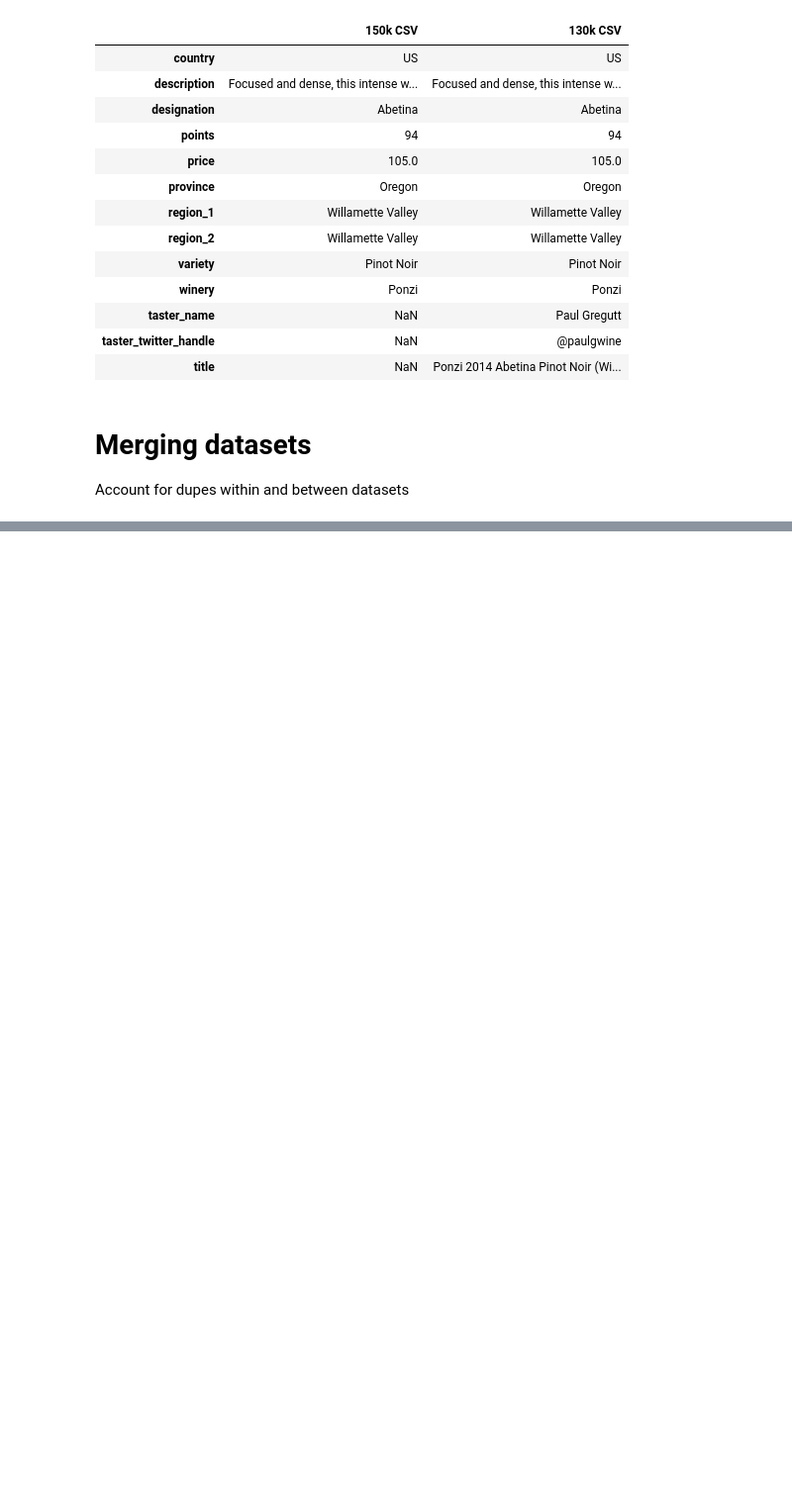
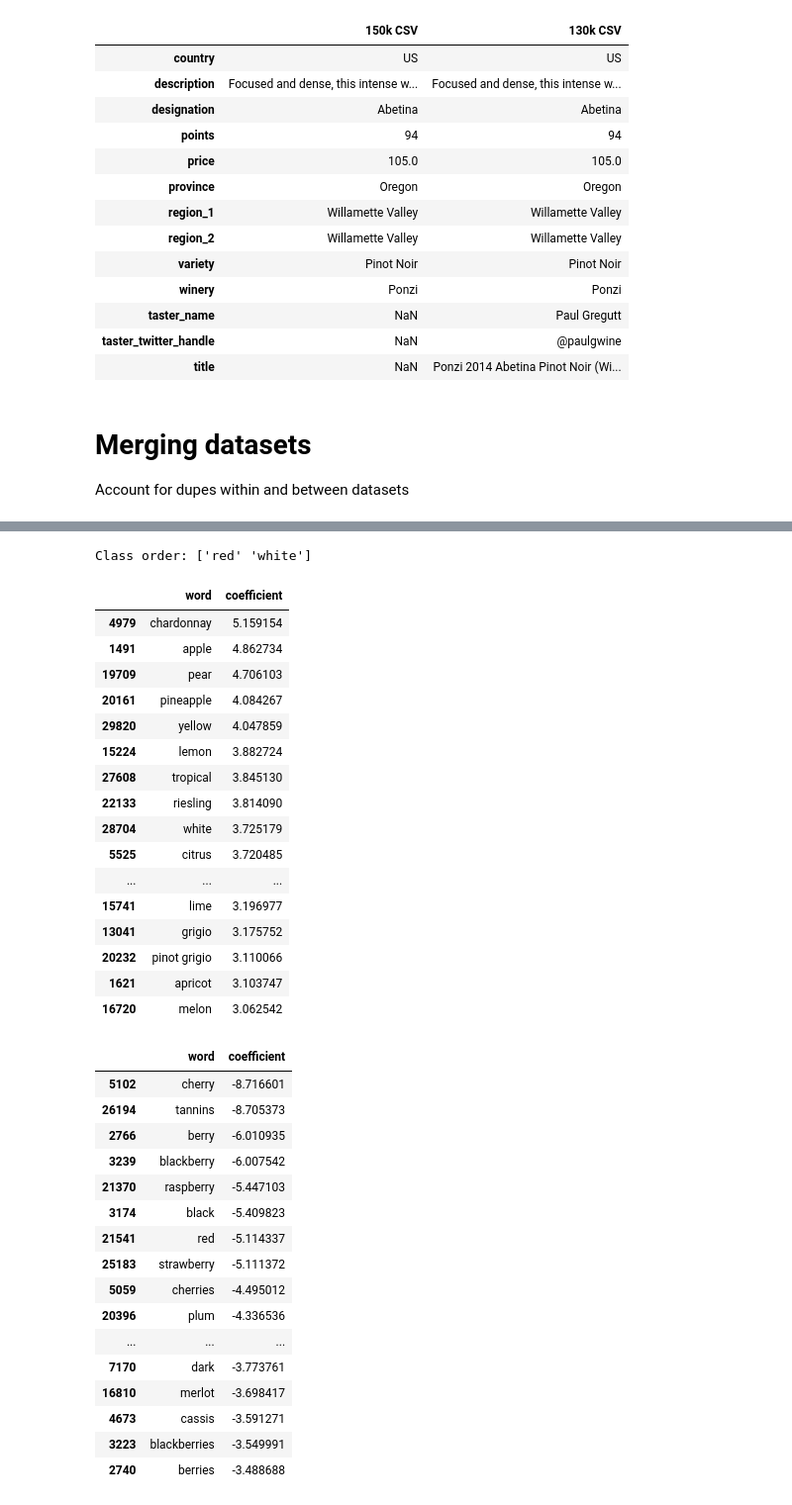
Before and after one commit to Dilraj112358/4401project3, a Jupyter notebook: minh_eda.ipynb, the cells around one changed output, grey strips where cells are left out. Shown at 99% size. Cells and saved outputs as stored; diff of their text form; code cells hidden in the pictures; blank space fills up the shorter version.

```diff
--- a/minh_eda.ipynb
+++ b/minh_eda.ipynb
@@ -336,0 +460,66 @@ combined_clean.to_parquet("df_combined.parquet", index=False)
+# %%
+import numpy as np
+import pandas as pd
+
+# Extract TF-IDF feature names and SVM coefficients
+tfidf = svm_model.named_steps["tfidf"]
+svm = svm_model.named_steps["svm"]
+
+feature_names = tfidf.get_feature_names_out()
+coefficients = svm.coef_[0]
+
+# Check which class positive coefficients represent
+print("Class order:", svm.classes_)
+
+# Positive coefficients correspond to classes_[1]
+# Negative coefficients correspond to classes_[0]
+feature_importance = pd.DataFrame({
+    "word": feature_names,
+    "coefficient": coefficients
+})
+
+# Top 20 words associated with white wines
+top_white = feature_importance.nlargest(20, "coefficient")
+
+# Top 20 words associated with red wines
+top_red = feature_importance.nsmallest(20, "coefficient")
+
+# Assumes svm.classes_ = ['red', 'white']
+display(top_white)
+display(top_red)
+# %% [output]
+Class order: ['red' 'white']
+|  | word | coefficient |
+| 4979 | chardonnay | 5.159154 |
+| 1491 | apple | 4.862734 |
+| 19709 | pear | 4.706103 |
+| 20161 | pineapple | 4.084267 |
+| 29820 | yellow | 4.047859 |
+| 15224 | lemon | 3.882724 |
+| 27608 | tropical | 3.845130 |
+| 22133 | riesling | 3.814090 |
+| 28704 | white | 3.725179 |
+| 5525 | citrus | 3.720485 |
+| ... | ... | ... |
+| 15741 | lime | 3.196977 |
+| 13041 | grigio | 3.175752 |
+| 20232 | pinot grigio | 3.110066 |
+| 1621 | apricot | 3.103747 |
+| 16720 | melon | 3.062542 |
+|  | word | coefficient |
+| 5102 | cherry | -8.716601 |
+| 26194 | tannins | -8.705373 |
+| 2766 | berry | -6.010935 |
+| 3239 | blackberry | -6.007542 |
+| 21370 | raspberry | -5.447103 |
+| 3174 | black | -5.409823 |
+| 21541 | red | -5.114337 |
+| 25183 | strawberry | -5.111372 |
+| 5059 | cherries | -4.495012 |
+| 20396 | plum | -4.336536 |
+| ... | ... | ... |
+| 7170 | dark | -3.773761 |
+| 16810 | merlot | -3.698417 |
+| 4673 | cassis | -3.591271 |
+| 3223 | blackberries | -3.549991 |
+| 2740 | berries | -3.488688 |
```
Also changed, not shown: parts of 7 cells of this notebook.
